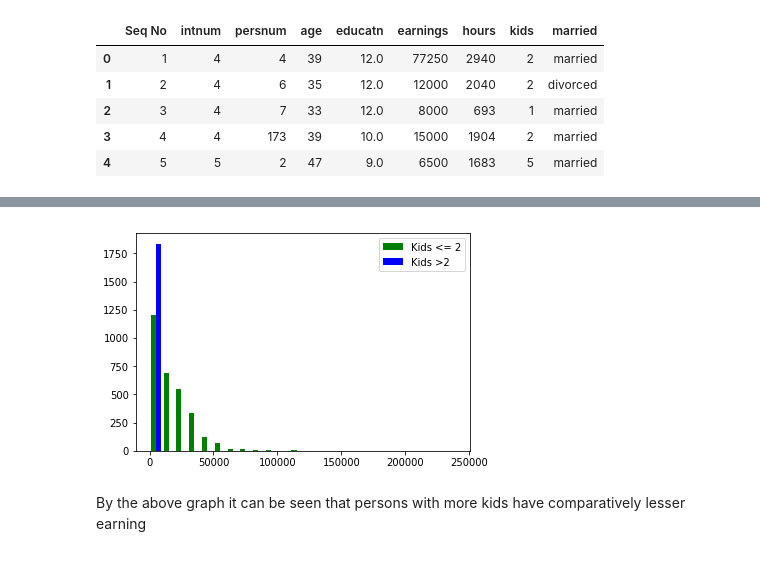
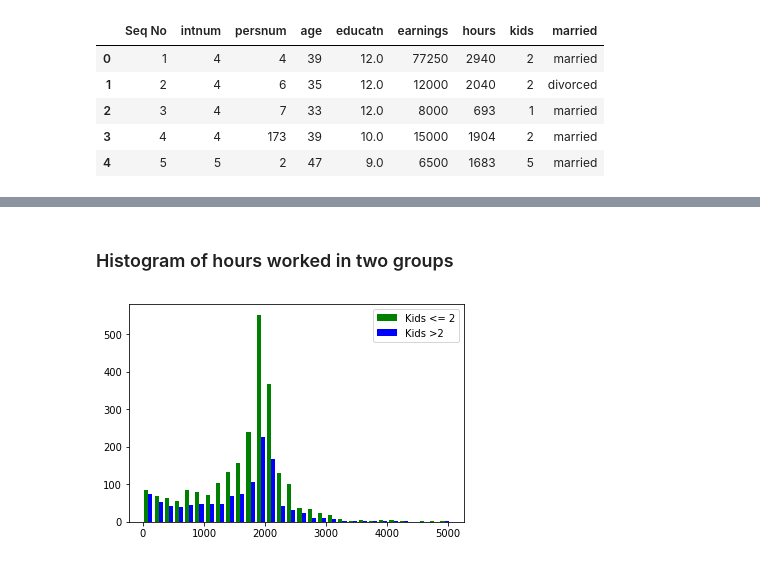
Before and after one commit to AyeshaShehani/Data-Science-Assignment, a Jupyter notebook: Hypothesis 1/Hypothesis 1.ipynb, the cells around one changed output, grey strips where cells are left out. Drawn from its saved outputs; the diff is of its cells as text; code cells hidden in the pictures.

```diff
--- a/Hypothesis 1/Hypothesis 1.ipynb
+++ b/Hypothesis 1/Hypothesis 1.ipynb
@@ -21,3 +22,7 @@ data.head()
 | 2 | 3 | 4 | 7 | 33 | 12.0 | 8000 | 693 | 1 | married |
 | 3 | 4 | 4 | 173 | 39 | 10.0 | 15000 | 1904 | 2 | married |
 | 4 | 5 | 5 | 2 | 47 | 9.0 | 6500 | 1683 | 5 | married |
+# %%
+# remove outliers
+data = data[data.hours != 0]
+data = data[data.kids < 10]
@@ -63,8 +72,8 @@ plt.show
+# %% [markdown]
+### Histogram of hours worked in two groups
 # %%
-plt.hist([data.earnings [data.kids_category == 0],data.age [data.kids_category == 1]], bins = 24, label = ['Kids <= 2','Kids >2'], color = ['green', 'blue'])
+plt.hist([data.hours [data.kids_category == 0],data.hours [data.kids_category == 1]], bins = 30, label = ['Kids <= 2','Kids >2'], color = ['green', 'blue'])
 plt.legend(loc='upper right')
 plt.show()
 # %% [output]
-[figure, old version]
+[figure, new version]
-# %% [markdown]
-By the above graph it can be seen that persons with more kids have comparatively lesser earning
```
Also changed, not shown: parts of 38 cells of this notebook.
